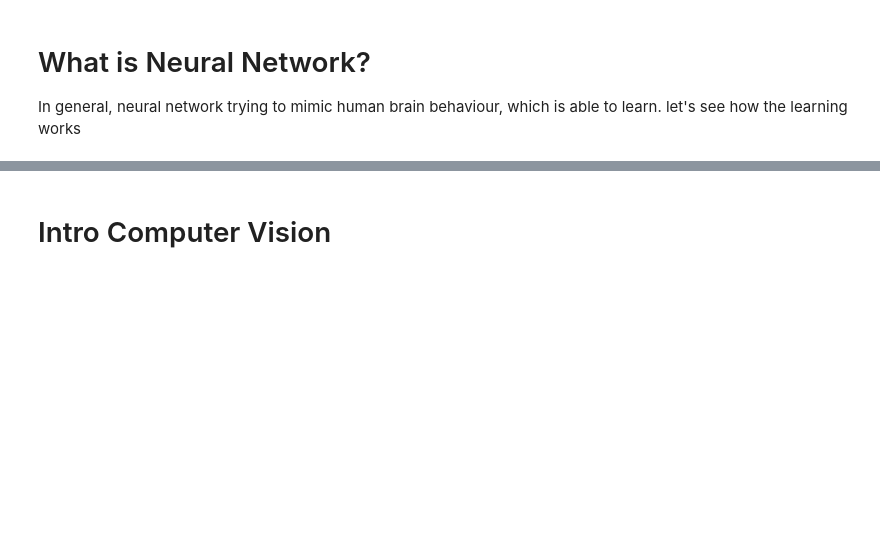
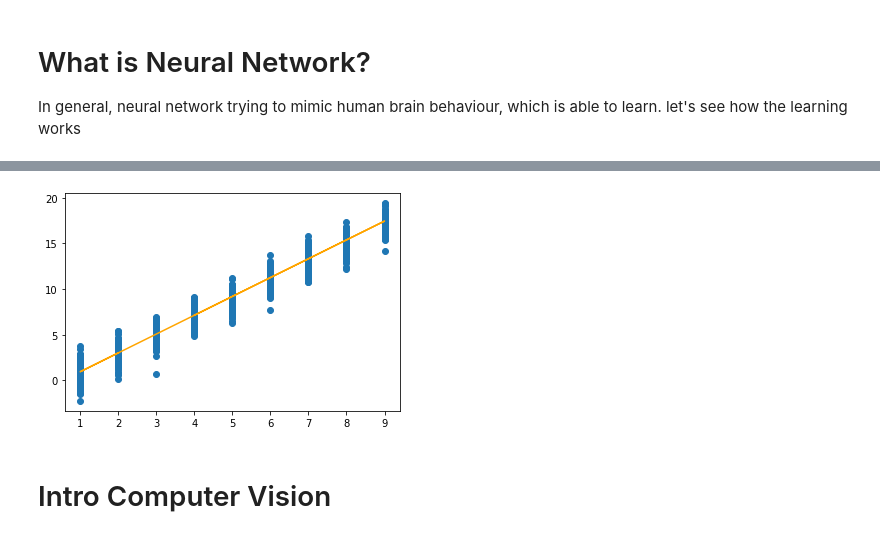
Before and after one commit to IqbalLx/Data-Bangalore-Image-Processing, a Jupyter notebook: computer_vision_deep_dive.ipynb, the cells around one changed output, grey strips where cells are left out. Saved outputs shown, nothing was run; the diff lists cells and outputs as text; code cells hidden in the pictures; blank space fills up the shorter version.

Commit message:
feat: add visualization of linear regression example

```diff
--- a/computer_vision_deep_dive.ipynb
+++ b/computer_vision_deep_dive.ipynb
@@ -109,3 +109,11 @@ model.layers[0].weights
+# %%
+y_pred = np.array([model.predict([float(x)])[0][0] for x in X], dtype="float32")
+# %%
+plt.scatter(X, y)
+plt.plot(X, y_pred, color="orange")
+plt.show()
+# %% [output]
+[figure, added]
 # %% [markdown]
 # Intro Computer Vision
 # %%
```
Also changed, not shown: parts of 7 cells of this notebook.
